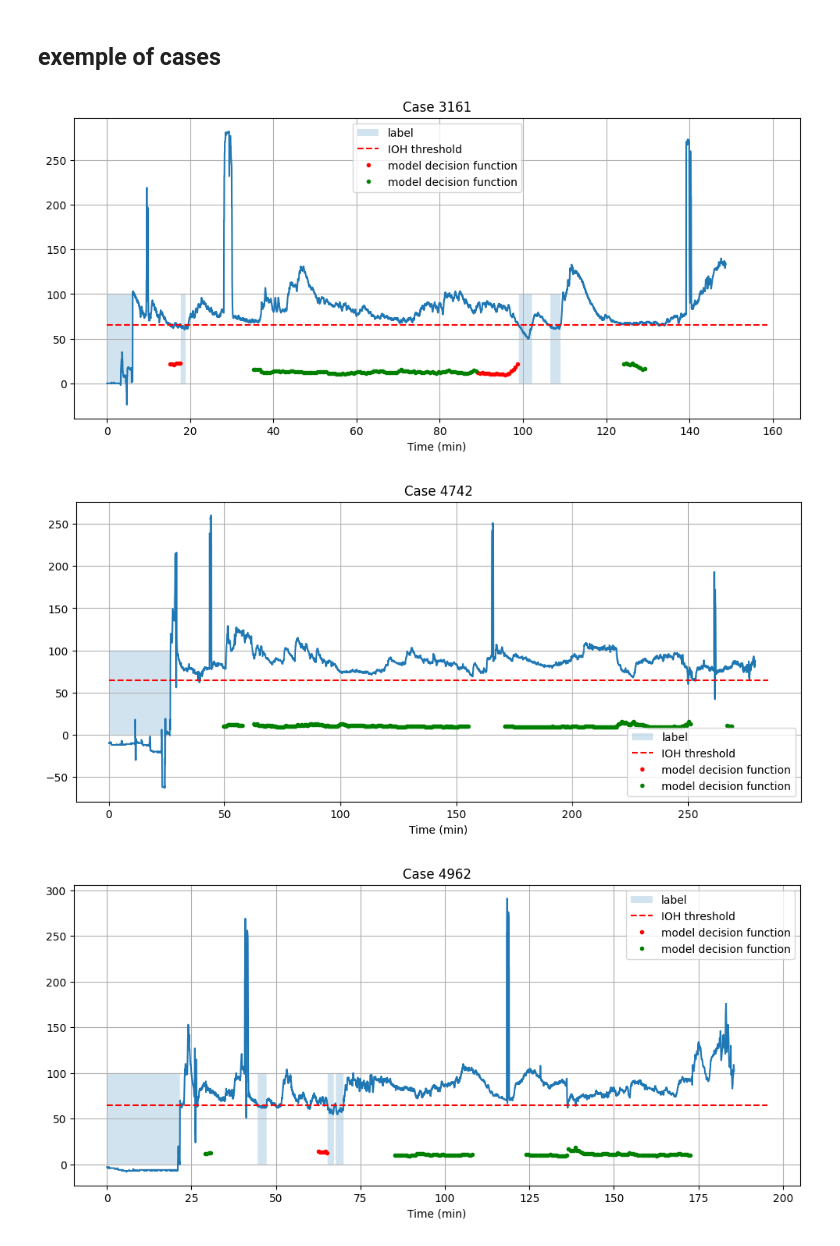
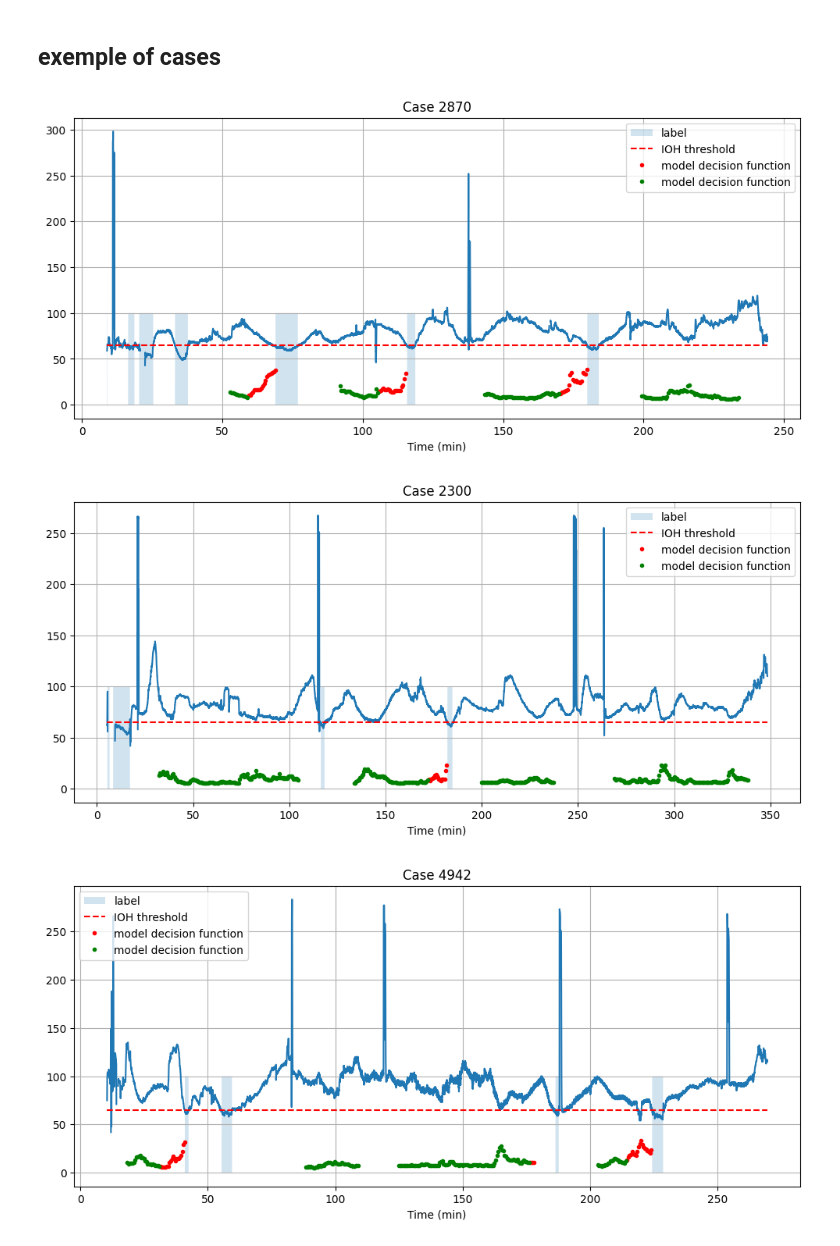
Before and after one commit to BobAubouin/hypotension_pred, a Jupyter notebook: scripts/experiments/xgboost_model.ipynb, the cells around one changed output. Cells and saved outputs as stored; diff of their text form; code cells hidden in the pictures.

```diff
--- a/scripts/experiments/xgboost_model.ipynb
+++ b/scripts/experiments/xgboost_model.ipynb
@@ -28,20 +28,5 @@ static = pd.read_parquet('data/datasets/base_dataset_no_leading_time/meta.parque
 
 data = data.merge(static, on='caseid')
 
-data.asa = data.asa.astype(int)
-data.preop_htn = data.preop_htn.astype(int)
-
-
 train = data[data['split'] == "train"]
-test = data[data['split'] == "test"].copy()
-
-test.label_id = test.label_id.astype(str) + test.caseid.astype(str)
-
-train_case_label = train.groupby("caseid").agg(
-                segment_count=("label", "count"),
-                label_count=("label", "sum"),
-            )
-
-
-
-train_cv_split = create_balanced_cv(train_case_label, nb_max_iter=100000)
+test = data[data['split'] == "test"]
@@ -94,7 +75,7 @@ else:
     # creat an optuna study
     study = optuna.create_study(direction="maximize")
     study.optimize(
-        lambda trial: objective_xgboost(trial, train, FEATURE_NAME, train_cv_split),
+        lambda trial: objective_xgboost(trial, train, FEATURE_NAME),
         n_trials=100,
         show_progress_bar=True,
     )
@@ -345,53 +330,42 @@ Series.__getitem__ treating keys as positions is deprecated. In a future version
 ## exemple of cases
 # %%
 # plot 3 random cases with the corresponding decision function
-from scripts.dataLoader import label_caseid
 
-np.random.seed(10)
+np.random.seed(12)
 cases = np.random.choice(test['caseid'].unique(), 3, replace=False)
 model = xgb.Booster()
 model.load_model(model_file)
 for case in cases:
-    raw_case = pd.read_parquet(f'data/cases/case-{case:04d}.parquet')
-    raw_case.rename(columns={'Solar8000/ART_MBP': 'mbp'}, inplace=True)
-    # raw_case.mbp.mask(raw_case.mbp < 40, inplace=True)
-    # # removing the nan values at the beginning and the ending
-    # case_valid_mask = ~raw_case.mbp.isna()
-    # raw_case = raw_case[(np.cumsum(case_valid_mask) > 0) & (np.cumsum(case_valid_mask[::-1])[::-1] > 0)]
-
-    raw_case.Time = pd.to_timedelta(raw_case.Time, unit="s")
-    raw_case.set_index('Time', inplace=True)
-    raw_case = raw_case.resample('2s').first()
-    raw_case= label_caseid(raw_case, 2)
+    raw_case = load_labelized_cases(dataset_path=Path('data/datasets/base_dataset_no_leading_time/'), caseid=case)
 
     segment_data = test[test['caseid'] == case]
 
     segment_data = segment_data.dropna(subset=FEATURE_NAME)
     x_test = segment_data[FEATURE_NAME]
     y_pred = model.predict(xgb.DMatrix(x_test))
 
     plt.figure(figsize=(12, 5))
     plt.fill_between(raw_case.index.seconds /60, np.zeros(len(raw_case.index)), raw_case.label*100, label='label', alpha=0.2)
     # FIXME: raw_case.mbp might be NaN. fillna(0) ?
     plt.plot(raw_case.index.seconds /60, raw_case['mbp'])
     plt.hlines(65, raw_case.index.seconds[0]/60, raw_case.index.seconds[-1]/60, color='r', linestyle='--', label='IOH threshold')
 
     #plot in red point labeled as IOH
     plt.plot(segment_data[segment_data.label>0].time / np.timedelta64(1, 's') /60,y_pred[segment_data.label>0]*100, 'r.', label='model decision function')
     plt.plot(segment_data[segment_data.label==0].time / np.timedelta64(1, 's') /60,y_pred[segment_data.label==0]*100, 'g.', label='model decision function')
 
 
     # plt.plot(segment_data.time / np.timedelta64(1, 's') /60,segment_data.time_before_IOH, 'x', label='model decision function')
 
     plt.xlabel('Time (min)')
     # plt.xlim([100, 120])
     # plt.xlim([235, 245])
     # plt.ylim([0, 100])
     plt.legend()
     plt.title(f'Case {case}')
     plt.grid()
     plt.show()
 # %% [output]
-[figure, old version]
+[figure, new version]
-[figure, old version]
+[figure, new version]
-[figure, old version]
+[figure, new version]
```
Also changed, not shown: parts of 10 cells of this notebook, 3 other files.
